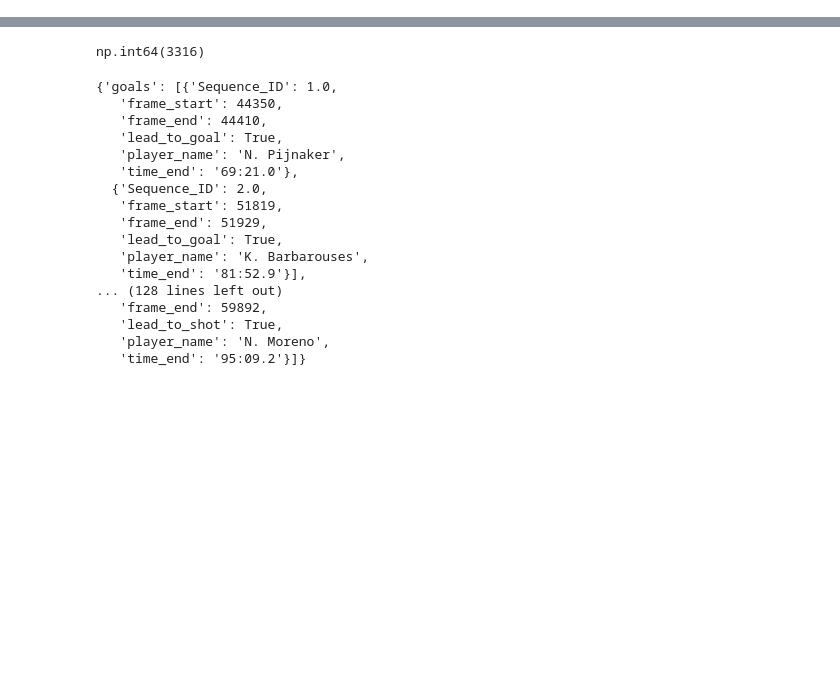
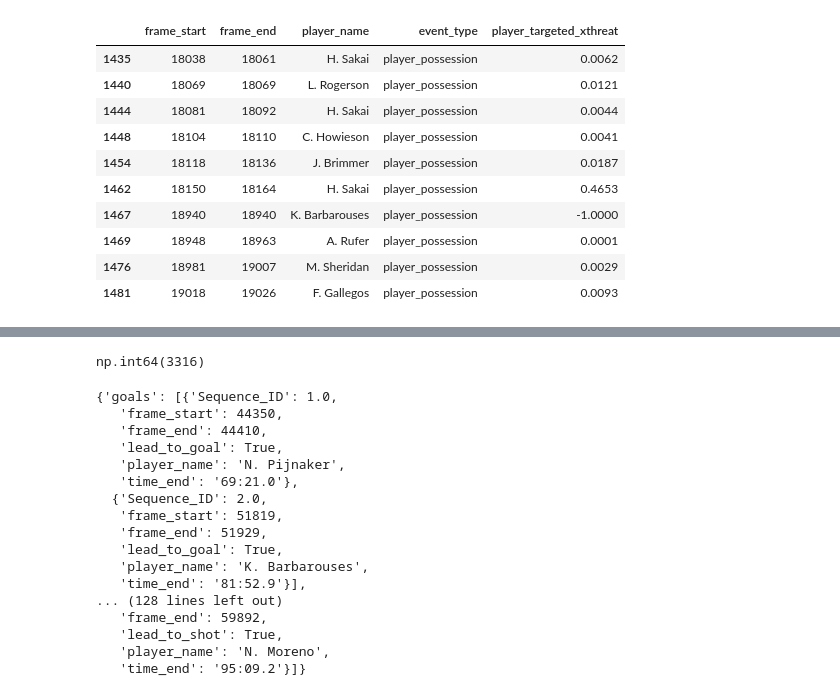
Before and after one commit to MihirT906/PlayTactix, a Jupyter notebook: backend/services/test_data_ingestion.ipynb, the cells around one changed output, grey strips where cells are left out. Cells and saved outputs as stored; diff of their text form; code cells hidden in the pictures; blank space fills up the shorter version.

```diff
--- a/backend/services/test_data_ingestion.ipynb
+++ b/backend/services/test_data_ingestion.ipynb
@@ -48,2 +103,16 @@ gold_data = di._get_gold_tracking_data(silver_tracking_data, silver_meta_data, s
+# %%
+silver_event_data[(silver_event_data['frame_start'] >= 18000) & (silver_event_data['event_type'] == 'player_possession')][['frame_start', 'frame_end', 'player_name', 'event_type', 'player_targeted_xthreat']].head(10)
+# %% [output]
+|  | frame_start | frame_end | player_name | event_type | player_targeted_xthreat |
+| 1435 | 18038 | 18061 | H. Sakai | player_possession | 0.0062 |
+| 1440 | 18069 | 18069 | L. Rogerson | player_possession | 0.0121 |
+| 1444 | 18081 | 18092 | H. Sakai | player_possession | 0.0044 |
+| 1448 | 18104 | 18110 | C. Howieson | player_possession | 0.0041 |
+| 1454 | 18118 | 18136 | J. Brimmer | player_possession | 0.0187 |
+| 1462 | 18150 | 18164 | H. Sakai | player_possession | 0.4653 |
+| 1467 | 18940 | 18940 | K. Barbarouses | player_possession | -1.0000 |
+| 1469 | 18948 | 18963 | A. Rufer | player_possession | 0.0001 |
+| 1476 | 18981 | 19007 | M. Sheridan | player_possession | 0.0029 |
+| 1481 | 19018 | 19026 | F. Gallegos | player_possession | 0.0093 |
 # %%
 pd.set_option('display.max_columns', None)
```
Also changed, not shown: parts of 10 cells of this notebook, 7 other files.
